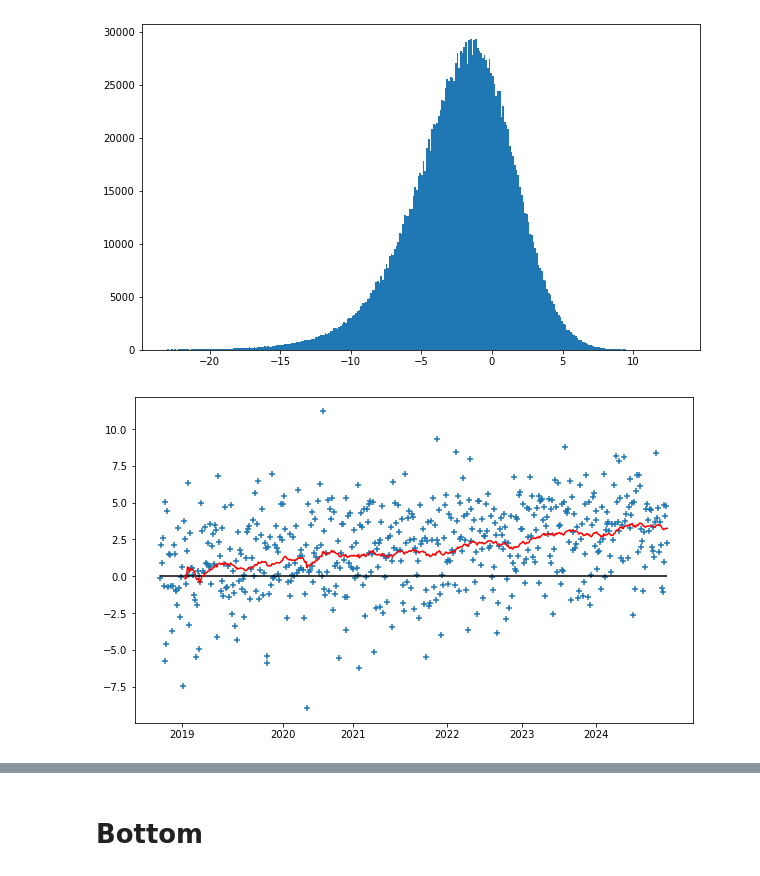
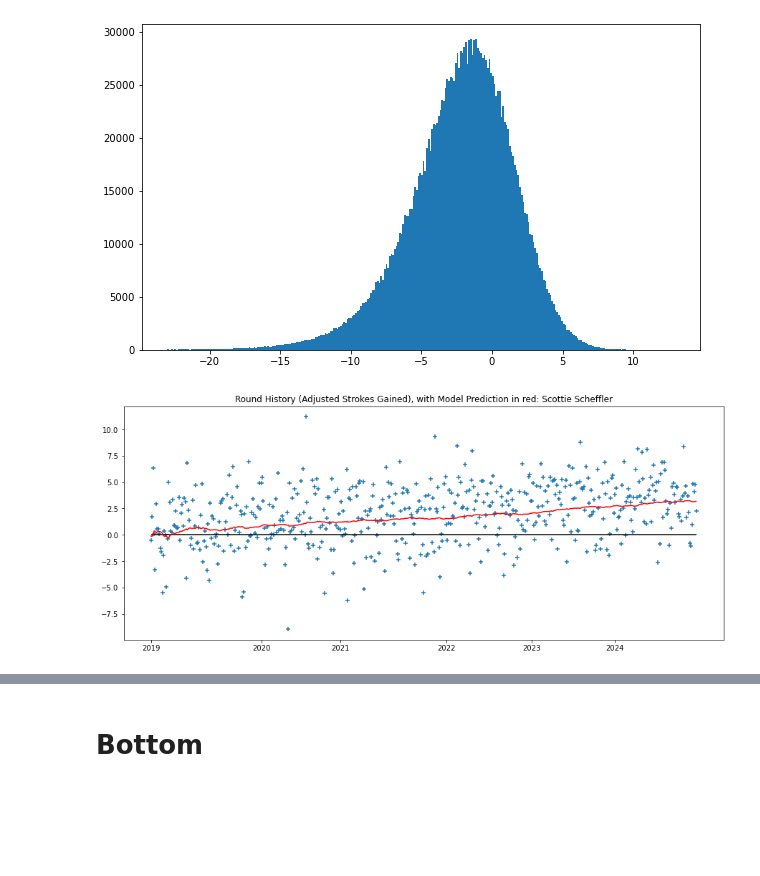
Before and after one commit to james-tyler1423/project, a Jupyter notebook: exploration.ipynb, the cells around one changed output, grey strips where cells are left out. Drawn from its saved outputs; the diff is of its cells as text; code cells hidden in the pictures; blank space fills up the shorter version.

```diff
--- a/exploration.ipynb
+++ b/exploration.ipynb
@@ -132,6 +135,7 @@ df_melted
 # %%
 dfs = [group for _, group in df_melted.groupby("regression_bucket")]
 
+# calculates fixed effects regression in two year periods
 for i in tqdm(range(len(dfs))):
     # Initialize OneHotEncoder with sparse=True
     player_encoder = OneHotEncoder(sparse=True, dtype='float32')
@@ -166,6 +170,8 @@ for i in tqdm(range(len(dfs))):
 
     dfs[i]["estimated_round_rating"] = dfs[i]["estimated_round_rating"] - pga_tour_benchmark
 
+    dfs[i]["estimated_player_rating"] = dfs[i]["estimated_player_rating"] - pga_tour_benchmark
+
     dfs[i]["adjusted_strokes_gained"] = dfs[i]["raw_strokes_gained"] - dfs[i]["estimated_round_rating"]
 
 df1 = pd.concat(dfs)
@@ -262,8 +269,0 @@ len(names_to_calculate)
-# %%
-dfs = [group for _, group in df1[df1["name"].isin(names_to_calculate)].groupby("player_id")]
-
-for i in tqdm(range(len(dfs))):
-    dfs[i]["ewma"] = calculate_ewma(dfs[i].reset_index(drop=True))
-
-df2 = pd.concat(dfs)
-df2
@@ -318,0 +270,22 @@ df4.head(10)
+# %%
+df1 = df1.sort_values(by=["date", "Round"]).reset_index(drop=True)
+
+df1["Date"] = df1["date"] + pd.to_timedelta(df1["Round"], "D")
+
+dfs = [group.reset_index(drop=True) for _, group in df1.groupby("player_id")]
+
+player_id_dict = {}
+player_name_dict = {}
+for i in tqdm(range(len(dfs))):
+    # player_id_dict[dfs[i].player_id.values[0]] = i
+    # player_name_dict[dfs[i].name.values[0]] = i
+
+    dfs[i]["ewma_2yr"] = calculate_ewma_optimized(dfs[i], halflife_in_days=2*365)
+    dfs[i]["ewma_1yr"] = calculate_ewma_optimized(dfs[i], halflife_in_days=365)
+    dfs[i]["ewma_1mth"] = calculate_ewma_optimized(dfs[i], halflife_in_days=30)
+    dfs[i]["ewma_3mth"] = calculate_ewma_optimized(dfs[i], halflife_in_days=90)
+    dfs[i]["ewma_1wk"] = calculate_ewma_optimized(dfs[i], halflife_in_days=7)
+
+df2 = pd.concat(dfs)
+
+df2 = df2.dropna(subset=["ewma_1yr", "ewma_1mth", "ewma_3mth", "ewma_1wk"]).reset_index(drop=True)
@@ -329,48 +691,48 @@ plt.show();
 # %%
 # Configurable minimum number of points per year
 min_points = 20  # Example: only include years with at least 10 data points
+
+dff = df2[df2["name"] == "Scottie Scheffler"].reset_index(drop=True)
 
 # Scatter plot for original data
 plt.scatter(dff.index, dff["adjusted_strokes_gained"], marker="+")
 
 # Line plot for EWMA
-plt.plot(dff.index, dff["ewma"], color="red")
+plt.plot(dff.index, dff["ewma_1yr"], color="red")
 
 # Horizontal line at y=0
 plt.hlines(0, xmin=dff.index[0], xmax=dff.index[-1], color="black")
 
 # Set title
-plt.title(f"Round History (Adjusted Strokes Gained, with EWMA): {dff.name.values[0]}")
+plt.title(f"Round History (Adjusted Strokes Gained), with Model Prediction in red: {dff.name.values[0]}")
 
 # Convert date column to datetime if necessary
 dff["date"] = pd.to_datetime(dff["date"])
 
 # Extract unique years
 unique_years = dff["date"].dt.year.unique()
 
 # Find the index corresponding to the first occurrence of each year,
 # but only include years with at least `min_points` data points
 year_indices = [
     dff[dff["date"].dt.year == year].index[0]
     for year in unique_years
     if len(dff[dff["date"].dt.year == year]) >= min_points
 ]
 
 # Filter unique years for labeling, ensuring they match the filtered indices
 filtered_years = [
     year
     for year in unique_years
     if len(dff[dff["date"].dt.year == year]) >= min_points
 ]
 
 # Set ticks at these indices
 plt.gca().set_xticks(year_indices)
 
 # Set tick labels as the filtered years
 plt.gca().set_xticklabels(filtered_years)
 
-plt.title("")
-
 plt.show();
 # %% [output]
-[figure, old version]
+[figure, new version]
```
Also changed, not shown: parts of 30 cells of this notebook, 1 other file.
